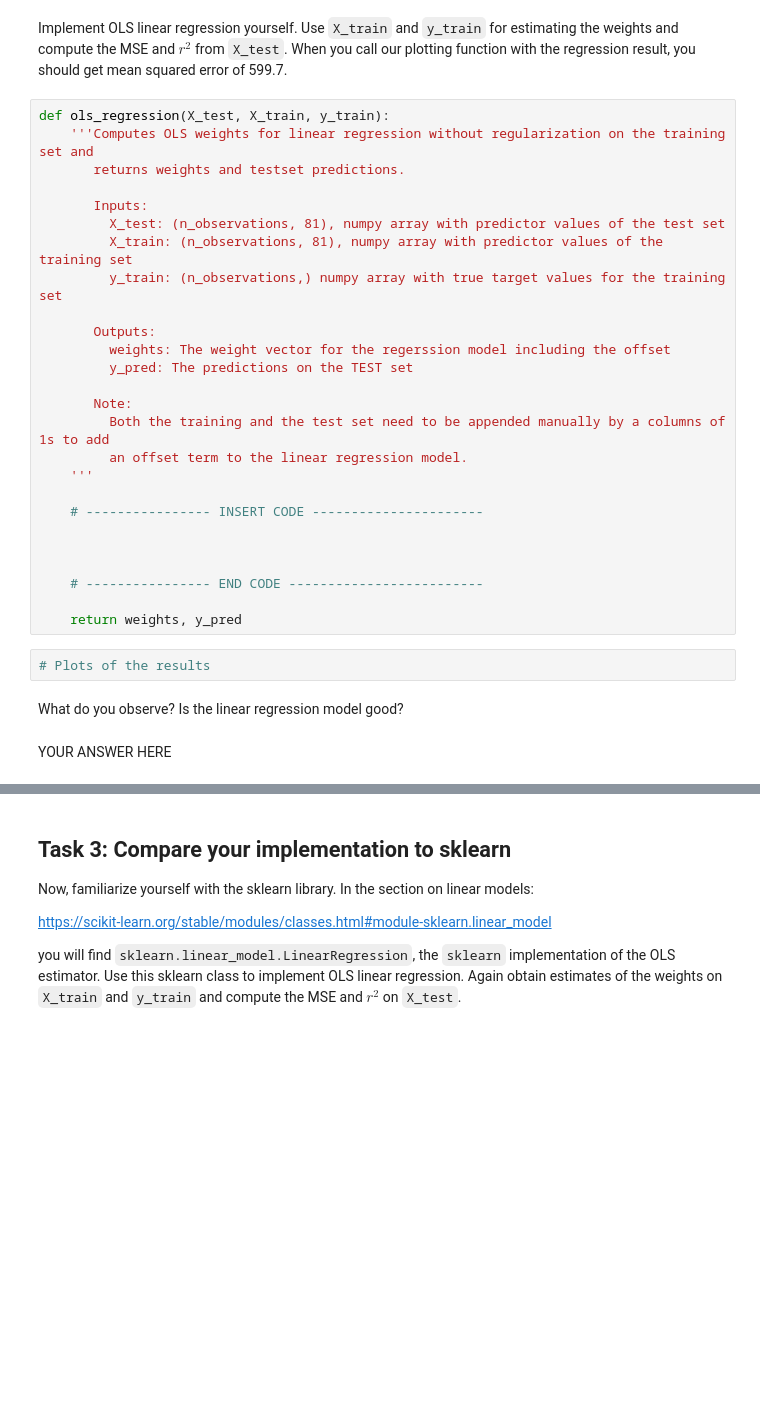
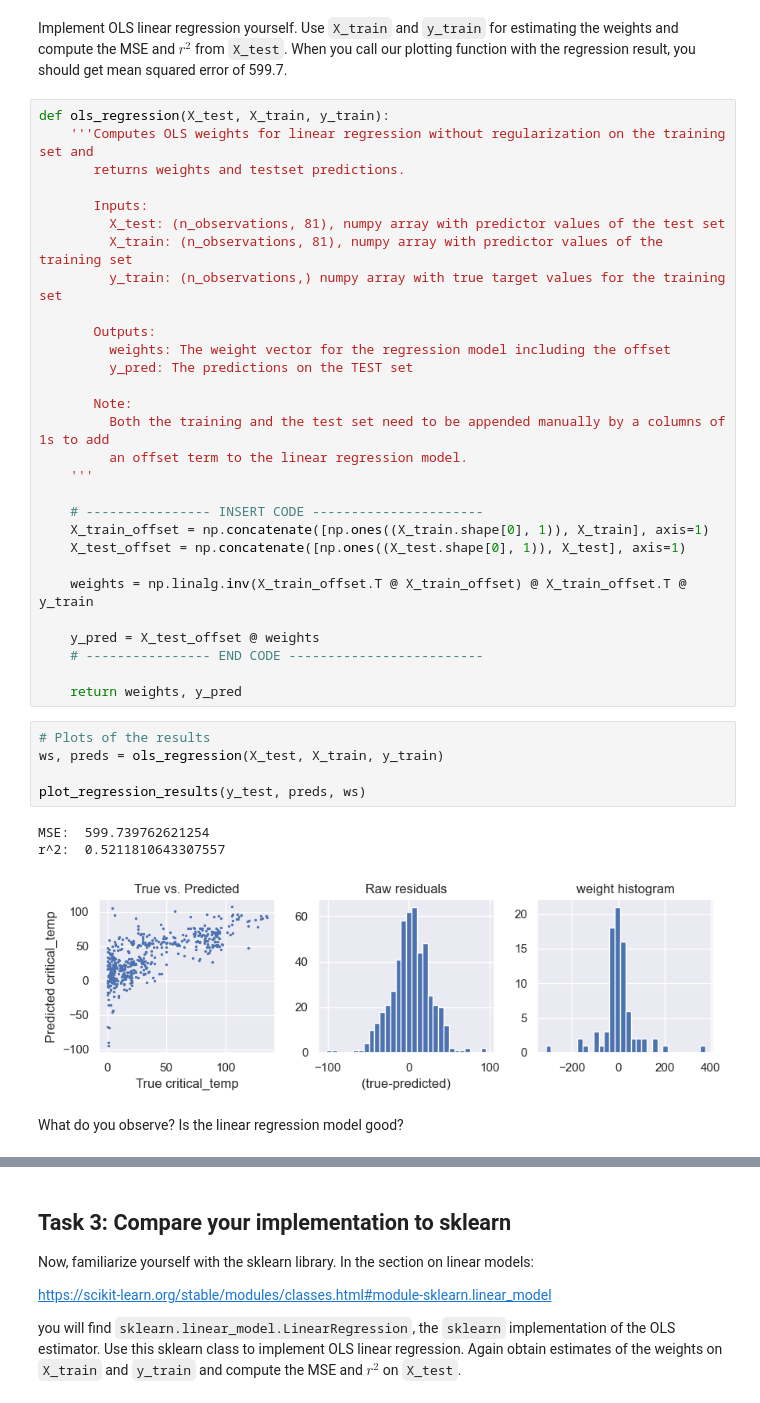
Before and after one commit to carl-lorenz/ML_practicals, a Jupyter notebook: Practical1/1_Buettner_Kortum_Lorenz.ipynb, the cells around one changed output, grey strips where cells are left out. Drawn from its saved outputs; the diff is of its cells as text; blank space fills up the shorter version.

```diff
--- a/Practical1/1_Buettner_Kortum_Lorenz.ipynb
+++ b/Practical1/1_Buettner_Kortum_Lorenz.ipynb
@@ -191,7 +253,7 @@ def ols_regression(X_test, X_train, y_train):
          y_train: (n_observations,) numpy array with true target values for the training set
 
        Outputs:
-         weights: The weight vector for the regerssion model including the offset
+         weights: The weight vector for the regression model including the offset
          y_pred: The predictions on the TEST set
 
        Note:
@@ -200,15 +262,23 @@ def ols_regression(X_test, X_train, y_train):
     '''
 
     # ---------------- INSERT CODE ----------------------
+    X_train_offset = np.concatenate([np.ones((X_train.shape[0], 1)), X_train], axis=1)
+    X_test_offset = np.concatenate([np.ones((X_test.shape[0], 1)), X_test], axis=1)
 
+    weights = np.linalg.inv(X_train_offset.T @ X_train_offset) @ X_train_offset.T @ y_train
 
-
+    y_pred = X_test_offset @ weights
     # ---------------- END CODE -------------------------
 
     return weights, y_pred
 # %%
 # Plots of the results
+ws, preds = ols_regression(X_test, X_train, y_train)
+
+plot_regression_results(y_test, preds, ws)
+# %% [output]
+MSE:  599.739762621254
+r^2:  0.5211810643307557
+[figure, added]
 # %% [markdown]
 What do you observe? Is the linear regression model good?
-# %% [markdown]
-YOUR ANSWER HERE
```
Also changed, not shown: parts of 10 cells of this notebook.
